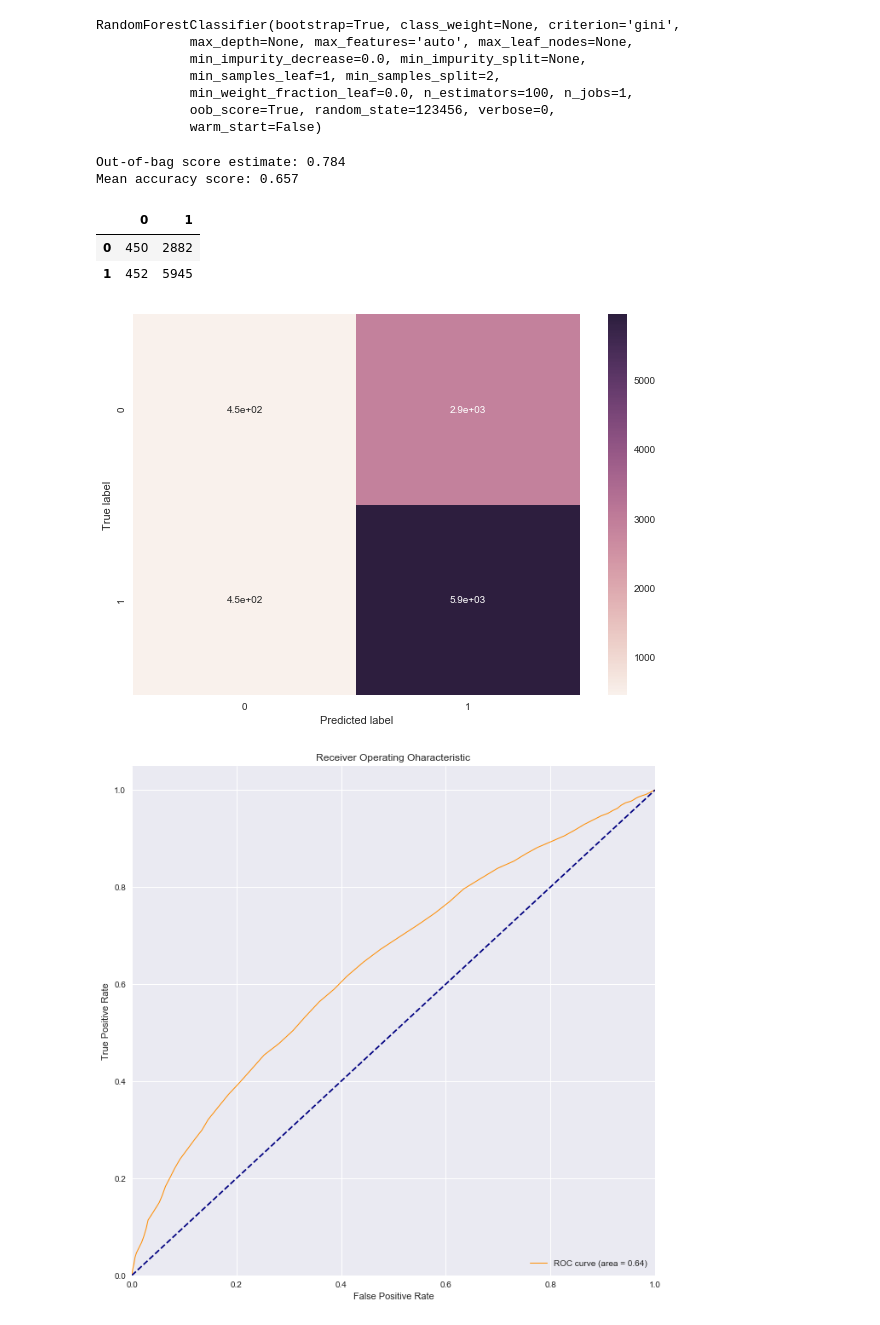
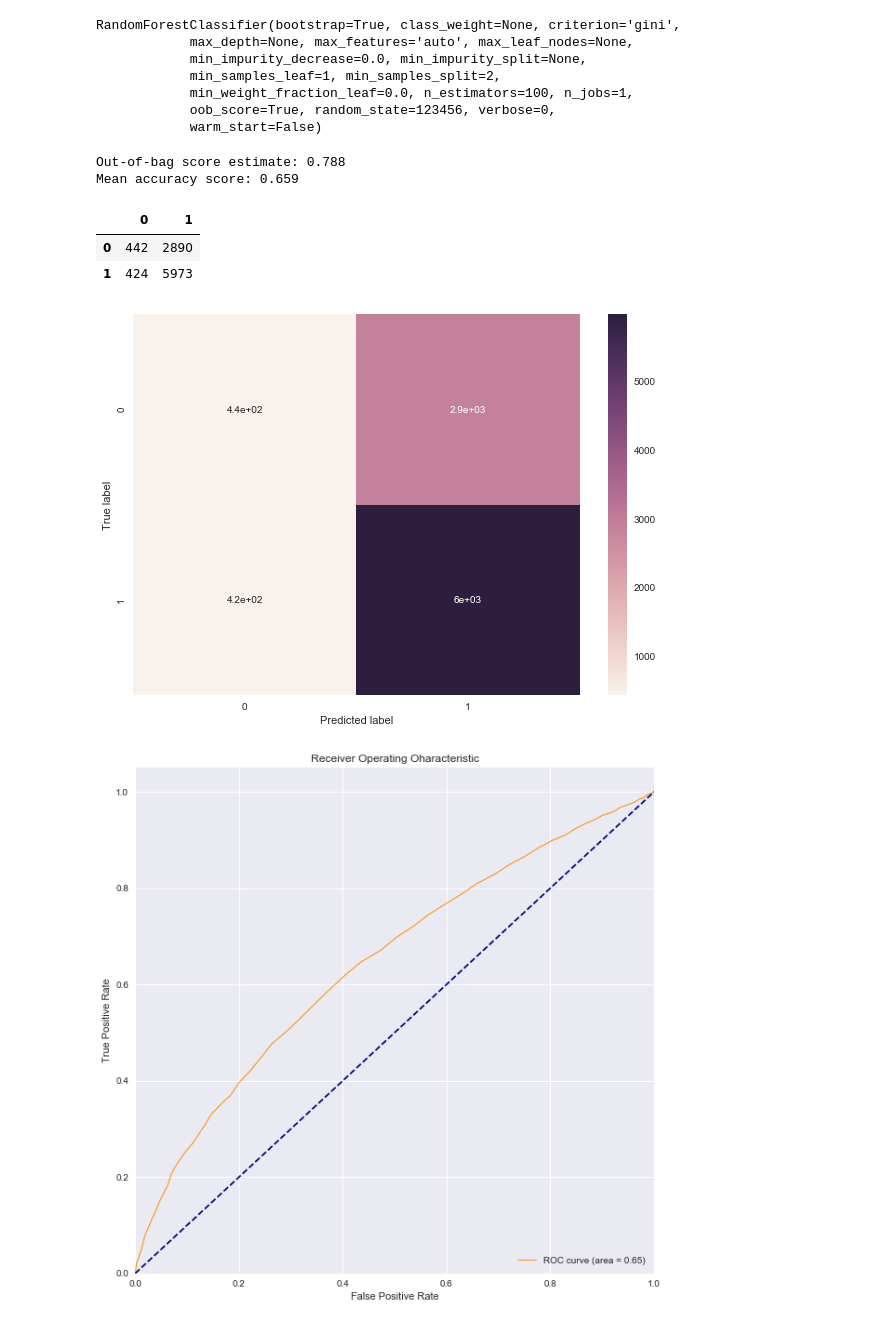
Before and after one commit to wba25/projeto-redes-neurais, a Jupyter notebook: RandomForest.ipynb, the cells around one changed output. Cells and saved outputs as stored; diff of their text form; code cells hidden in the pictures.

```diff
--- a/RandomForest.ipynb
+++ b/RandomForest.ipynb
@@ -93,7 +93,7 @@ y_test = test_set.loc[:, test_set.columns == 'y']
 # %%
 from sklearn.ensemble import RandomForestClassifier
 # %%
-rf = RandomForestClassifier(n_estimators=100, oob_score=True, random_state=123456)
+rf = RandomForestClassifier(n_estimators=100, oob_score=True, random_state=401, n_jobs=-1)
 rf.fit(X_train.values, y_train.values.ravel())
 # %% [output]
 RandomForestClassifier(bootstrap=True, class_weight=None, criterion='gini',
@@ -109,8 +109,8 @@ accuracy = accuracy_score(y_test.values, predicted)
 print("Out-of-bag score estimate: {:.3}".format(rf.oob_score_))
 print("Mean accuracy score: {:.3}".format(accuracy))
 # %% [output]
-Out-of-bag score estimate: 0.784
-Mean accuracy score: 0.657
+Out-of-bag score estimate: 0.788
+Mean accuracy score: 0.659
 # %%
 from matplotlib.ticker import FormatStrFormatter
 
@@ -129,8 +129,8 @@ plt.xlabel('Predicted label')
 cm
 # %% [output]
 |  | 0 | 1 |
-| 0 | 450 | 2882 |
-| 1 | 452 | 5945 |
+| 0 | 442 | 2890 |
+| 1 | 424 | 5973 |
 [figure]
 # %%
 y_pred_rt = rf.predict_proba(X_test)[:, 1]
@@ -138,22 +138,22 @@ fpr, tpr, thresholds = roc_curve(y_test.values, y_pred_rt, pos_label=1)
 # %%
 %matplotlib inline
 from sklearn.metrics import auc
 
 roc_auc = auc(fpr, tpr)
 
-plt.figure(figsize=(11,11))
+plt.figure(figsize=(10,10))
 plt.plot(fpr, tpr, color='darkorange', lw=1, label='ROC curve (area = %0.2f)' % roc_auc)
 #plt.plot(tpr, fpr, color='darkblue', lw=1, label='ROC curve (area = %0.2f)' % roc_auc)
 plt.plot([0, 1], [0, 1], color='navy', linestyle='--')
 plt.xlim([0.0, 1.0])
 plt.ylim([0.0, 1.05])
 plt.xlabel('False Positive Rate')
 plt.ylabel('True Positive Rate')
 plt.title('Receiver Operating Oharacteristic')
 plt.legend(loc="lower right")
 plt.show()
 # %% [output]
-[figure, old version]
+[figure, new version]
 # %%
 from scipy import stats
 
```
Also changed, not shown: parts of 2 cells of this notebook, 4 other files.
